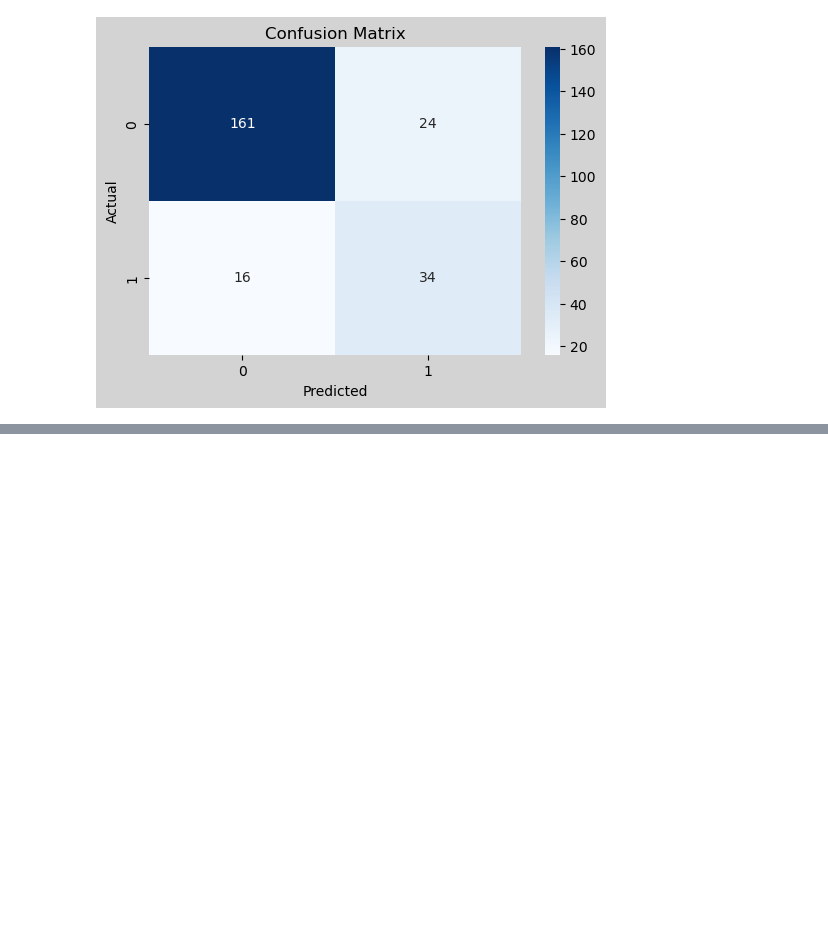
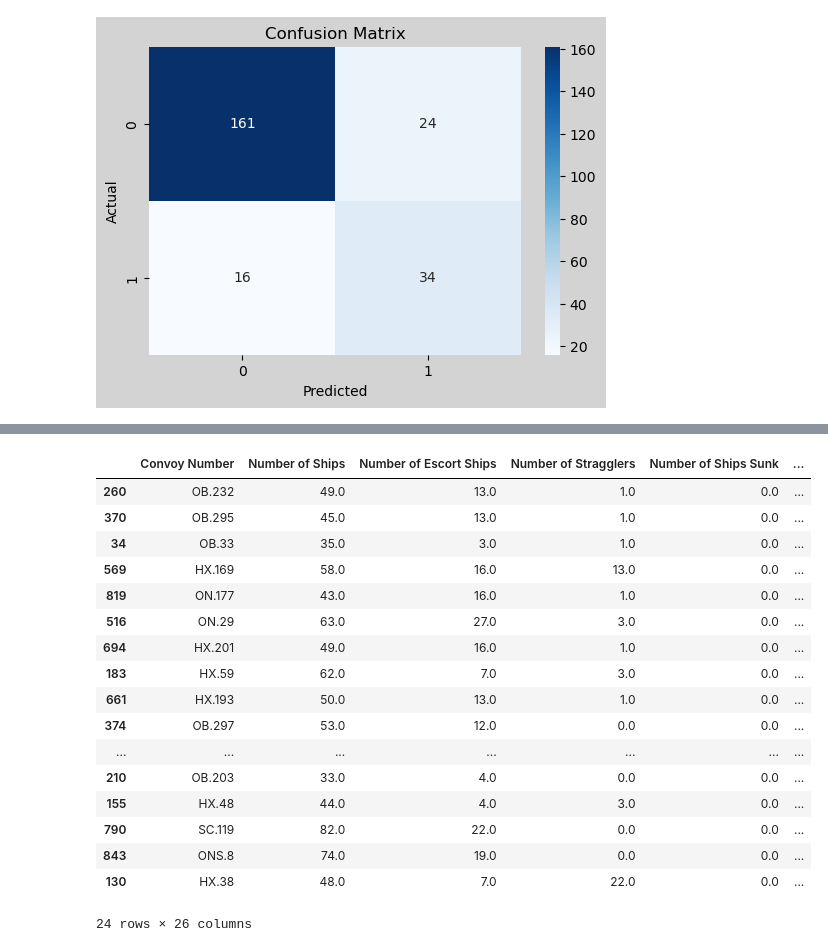
Before and after one commit to MAP9900/Convoy-Predictor-Project, a Jupyter notebook: notebooks/models/Results.ipynb, the cells around one changed output, grey strips where cells are left out. Cells and saved outputs as stored; diff of their text form; code cells hidden in the pictures; blank space fills up the shorter version.

```diff
--- a/notebooks/models/Results.ipynb
+++ b/notebooks/models/Results.ipynb
@@ -471,0 +580,77 @@ else:
+# %%
+# Keep metadata BEFORE dropping columns for X (False Positives)
+raw_df = pd.read_csv('/Users/matthewplambeck/Desktop/Convoy Predictor/data/processed/Complete_Convoy_Data.csv')
+raw_df = raw_df.drop(columns=['Unnamed: 0']).reset_index(drop=True)
+
+# Match the model-training preprocessing
+model_df = raw_df.drop(columns=[
+    'Convoy Number',
+    'Number of Ships Sunk',
+    'Depart_Date',
+    'Arrival/Dispersal Date',
+    'Number of Escorts Sunk',
+    'Number of Stragglers Sunk',
+    'Total Tons of Ships Sunk',
+    'Escort Sink Percentage',
+    'Straggler Sink Percentage',
+])
+model_df['Risk'] = (model_df['Overall Sink Percentage'] > 0).astype(int)
+X_df = model_df.drop(columns=['Overall Sink Percentage', 'Risk'])
+y_arr = model_df['Risk'].values
+
+# Split with row indices so we can map back to full original rows
+row_idx = np.arange(len(X_df))
+_, X_test_meta, _, y_test_meta, _, idx_test = train_test_split(
+    X_df,
+    y_arr,
+    row_idx,
+    train_size=0.8,
+    random_state=1945,
+    stratify=y_arr,
+)
+
+# Ensemble predictions on the same split definition
+y_proba = voter_calsoft_025.predict_proba(X_test_meta)[:, 1]
+y_pred = (y_proba >= 0.25).astype(int)
+
+# Full original dataframe with test predictions attached
+all_rows_scored = raw_df.copy()
+all_rows_scored['Actual'] = np.nan
+all_rows_scored['Predicted'] = np.nan
+all_rows_scored['Pred_Prob'] = np.nan
+all_rows_scored['Is_Test'] = False
+all_rows_scored['Is_False_Positive'] = False
+
+all_rows_scored.loc[idx_test, 'Actual'] = y_test_meta
+all_rows_scored.loc[idx_test, 'Predicted'] = y_pred
+all_rows_scored.loc[idx_test, 'Pred_Prob'] = y_proba
+all_rows_scored.loc[idx_test, 'Is_Test'] = True
+all_rows_scored.loc[idx_test, 'Is_False_Positive'] = (y_test_meta == 0) & (y_pred == 1)
+
+false_positives = all_rows_scored[all_rows_scored['Is_False_Positive']].copy()
+false_positives = false_positives.sort_values('Pred_Prob', ascending=False)
+
+# View full original dataframe with predictions/flags
+all_rows_scored
+
+# View only false positives
+false_positives
+# %% [output]
+|  | Convoy Number | Number of Ships | Number of Escort Ships | Number of Stragglers | Number of Ships Sunk | ... |
+| 260 | OB.232 | 49.0 | 13.0 | 1.0 | 0.0 | ... |
+| 370 | OB.295 | 45.0 | 13.0 | 1.0 | 0.0 | ... |
+| 34 | OB.33 | 35.0 | 3.0 | 1.0 | 0.0 | ... |
+| 569 | HX.169 | 58.0 | 16.0 | 13.0 | 0.0 | ... |
+| 819 | ON.177 | 43.0 | 16.0 | 1.0 | 0.0 | ... |
+| 516 | ON.29 | 63.0 | 27.0 | 3.0 | 0.0 | ... |
+| 694 | HX.201 | 49.0 | 16.0 | 1.0 | 0.0 | ... |
+| 183 | HX.59 | 62.0 | 7.0 | 3.0 | 0.0 | ... |
+| 661 | HX.193 | 50.0 | 13.0 | 1.0 | 0.0 | ... |
+| 374 | OB.297 | 53.0 | 12.0 | 0.0 | 0.0 | ... |
+| ... | ... | ... | ... | ... | ... | ... |
+| 210 | OB.203 | 33.0 | 4.0 | 0.0 | 0.0 | ... |
+| 155 | HX.48 | 44.0 | 4.0 | 3.0 | 0.0 | ... |
+| 790 | SC.119 | 82.0 | 22.0 | 0.0 | 0.0 | ... |
+| 843 | ONS.8 | 74.0 | 19.0 | 0.0 | 0.0 | ... |
+| 130 | HX.38 | 48.0 | 7.0 | 22.0 | 0.0 | ... |
+24 rows × 26 columns
```
Also changed, not shown: parts of 6 cells of this notebook, 3 other files.
